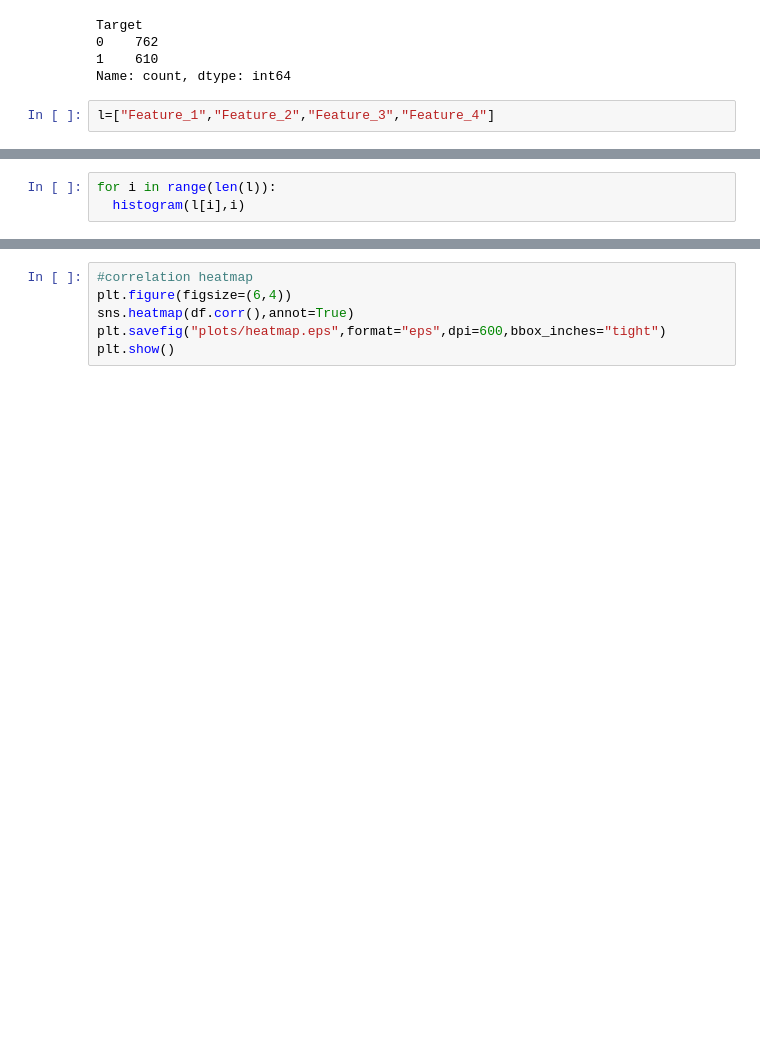
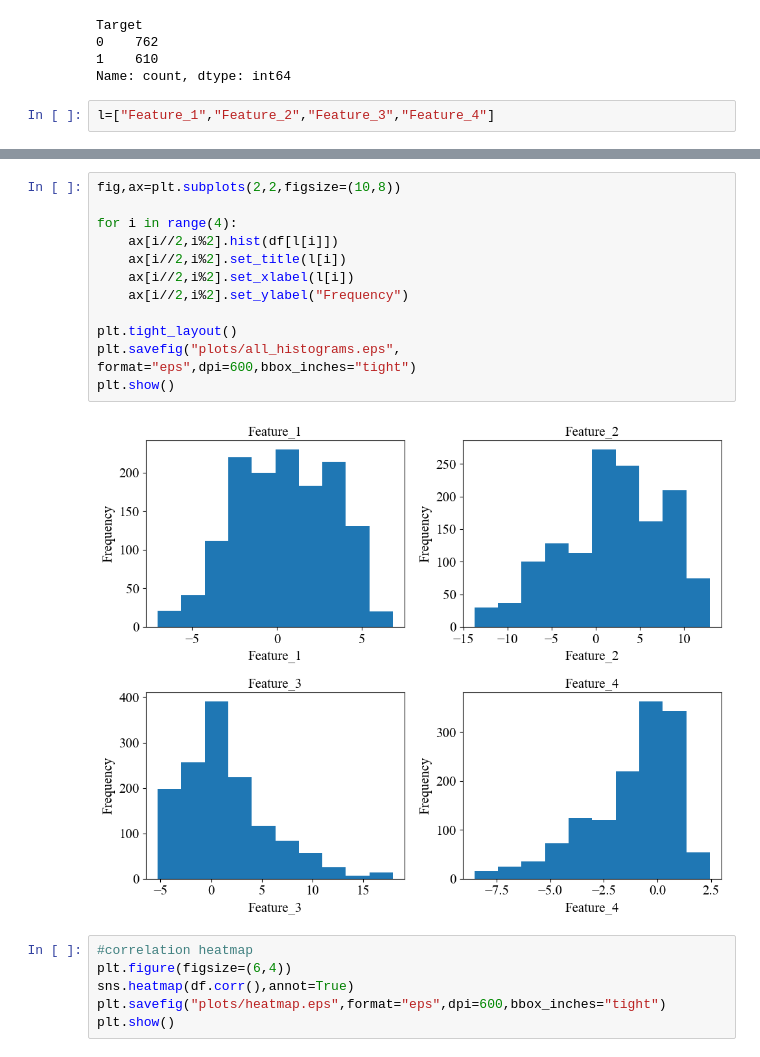
Before and after one commit to Mohula-Prasath/Deep_learning_lab, a Jupyter notebook: lab-1/lab1.ipynb, the cells around one changed output, grey strips where cells are left out. Cells and saved outputs as stored; diff of their text form; blank space fills up the shorter version.

Commit message:
Updated Lab 1 notebook and plots

```diff
--- a/lab-1/lab1.ipynb
+++ b/lab-1/lab1.ipynb
@@ -91,3 +82,0 @@ def histogram(feature,i):
-# %%
-for i in range(len(l)):
-  histogram(l[i],i)
@@ -99,3 +83,17 @@ for i in range(len(l)):
+# %%
+fig,ax=plt.subplots(2,2,figsize=(10,8))
+
+for i in range(4):
+    ax[i//2,i%2].hist(df[l[i]])
+    ax[i//2,i%2].set_title(l[i])
+    ax[i//2,i%2].set_xlabel(l[i])
+    ax[i//2,i%2].set_ylabel("Frequency")
+
+plt.tight_layout()
+plt.savefig("plots/all_histograms.eps", format="eps",dpi=600,bbox_inches="tight")
+plt.show()
+# %% [output]
+[figure, added]
 # %%
 #correlation heatmap
 plt.figure(figsize=(6,4))
```
Also changed, not shown: parts of 12 cells of this notebook, 39 other files.
